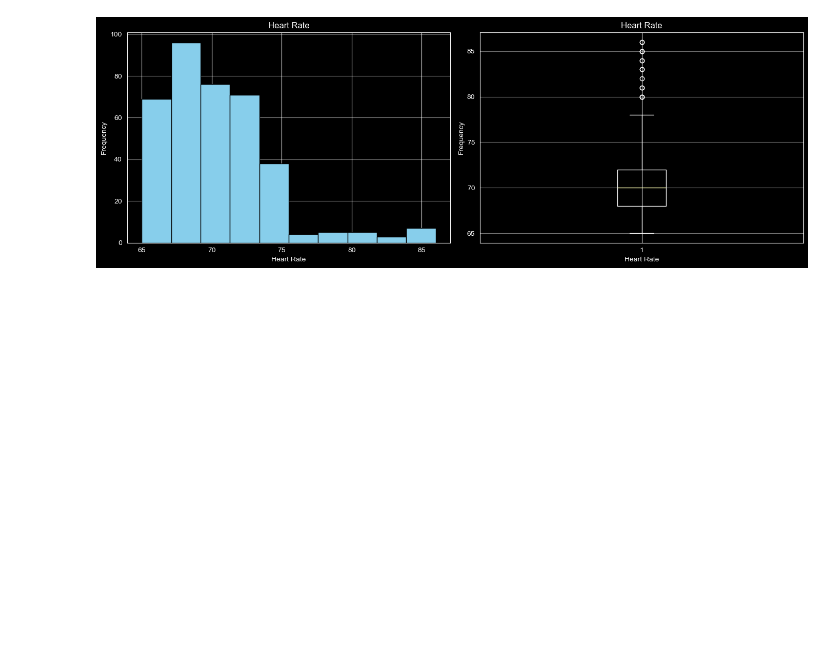
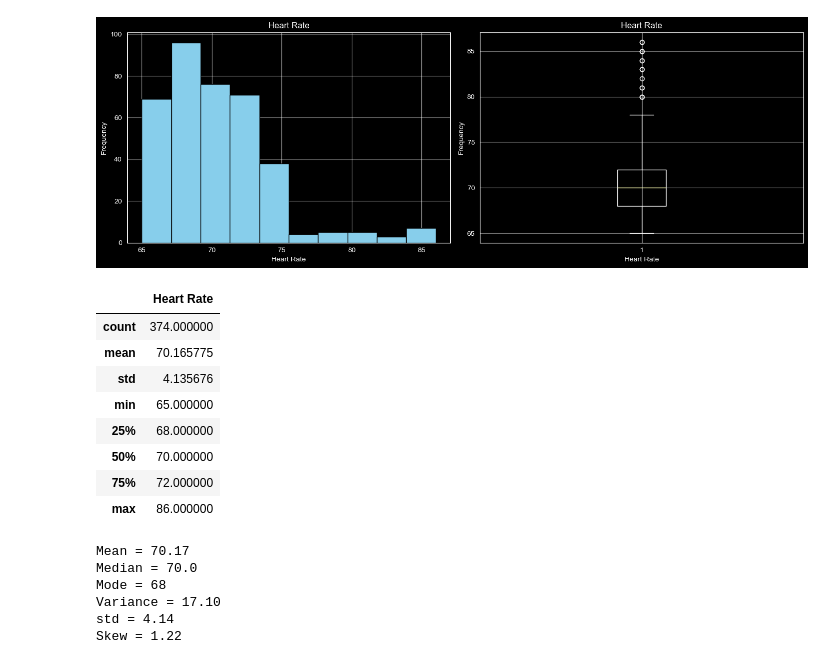
Before and after one commit to kinant/ud-stats-nd, a Jupyter notebook: PR01 - Describe Health and Sleep Quality Data/PR01 - Describe Health and Sleep Quality Data.ipynb, the cells around one changed output. Saved outputs shown, nothing was run; the diff lists cells and outputs as text; code cells hidden in the pictures; blank space fills up the shorter version.

```diff
--- a/PR01 - Describe Health and Sleep Quality Data/PR01 - Describe Health and Sleep Quality Data.ipynb
+++ b/PR01 - Describe Health and Sleep Quality Data/PR01 - Describe Health and Sleep Quality Data.ipynb
@@ -119,3 +213,32 @@ plt.tight_layout()
 plt.show()
 # %% [output]
 [figure]
+# %%
+# Describe
+data[['Heart Rate']].describe()
+# %% [output]
+|  | Heart Rate |
+| count | 374.000000 |
+| mean | 70.165775 |
+| std | 4.135676 |
+| min | 65.000000 |
+| 25% | 68.000000 |
+| 50% | 70.000000 |
+| 75% | 72.000000 |
+| max | 86.000000 |
+# %%
+print(f"Mean = {data['Heart Rate'].mean():.2f}")
+print(f"Median = {data['Heart Rate'].median()}")
+print(f"Mode = {data['Heart Rate'].mode()[0]}")
+
+print(f"Variance = {data['Heart Rate'].var():.2f}")
+print(f"std = {data['Heart Rate'].std():.2f}")
+
+print(f"Skew = {data['Heart Rate'].skew():.2f}")
+# %% [output]
+Mean = 70.17
+Median = 70.0
+Mode = 68
+Variance = 17.10
+std = 4.14
+Skew = 1.22
```
Also changed, not shown: parts of 12 cells of this notebook.
